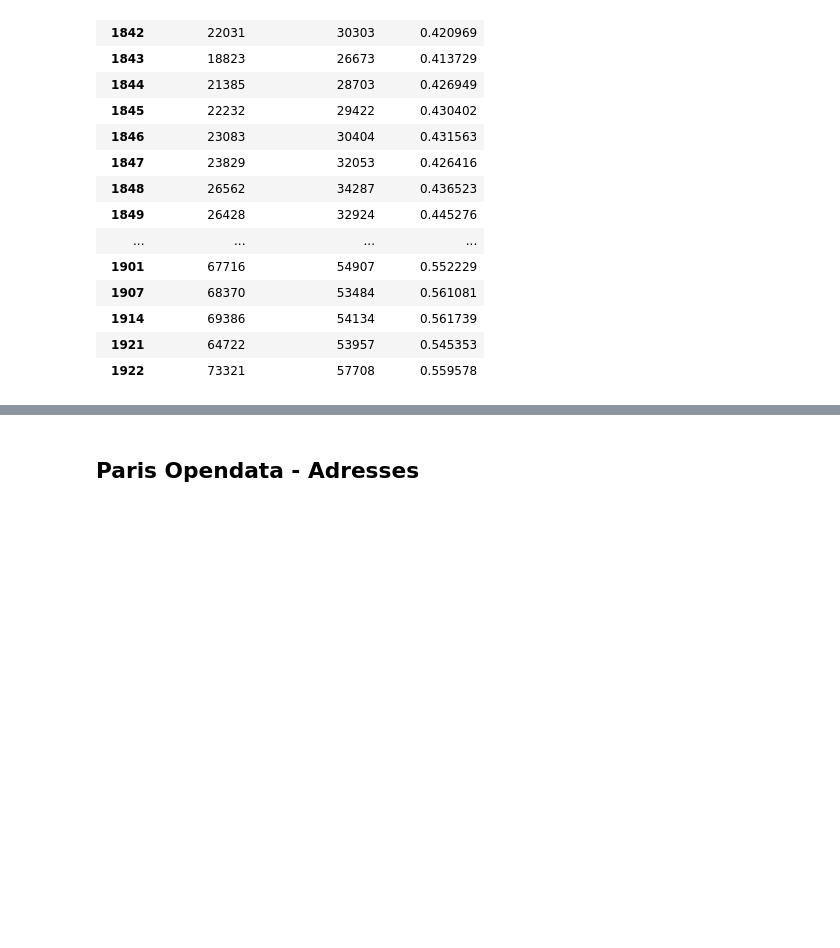
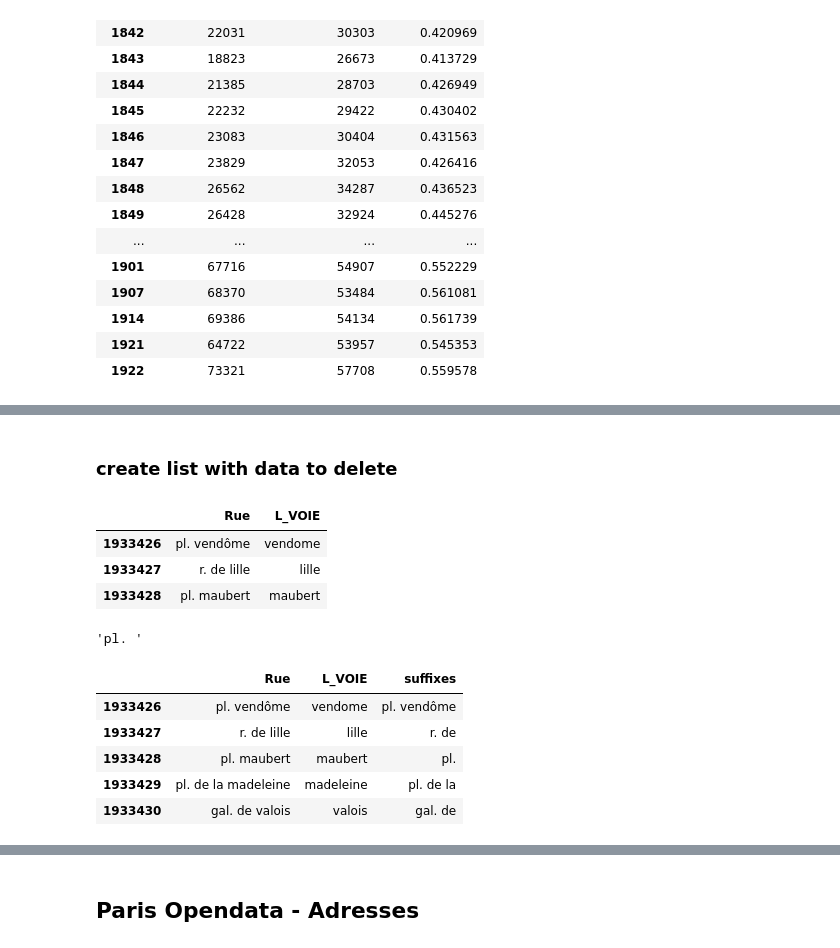
Before and after one commit to leamarxen/Paris_City_Project, a Jupyter notebook: first_look_parisdata.ipynb, the cells around one changed output, grey strips where cells are left out. Drawn from its saved outputs; the diff is of its cells as text; code cells hidden in the pictures; blank space fills up the shorter version.

Commit message:
Update first_look_parisdata.ipynb
Created dictionary with most common suffixes, first look into levenshtein distance alignment (fuzzywuzzy)

```diff
--- a/first_look_parisdata.ipynb
+++ b/first_look_parisdata.ipynb
@@ -171,0 +221,27 @@ from Levenshtein import distance as lev
+# %% [markdown]
+### create list with data to delete
+# %%
+#create temporary dataset
+temp = aligned.copy()
+temp = temp[temp["L_VOIE"].notna()]
+temp = temp[["Rue", "L_VOIE"]]
+temp.head(3)
+# %% [output]
+|  | Rue | L_VOIE |
+| 1933426 | pl. vendôme | vendome |
+| 1933427 | r. de lille | lille |
+| 1933428 | pl. maubert | maubert |
+# %%
+"pl. vendôme".split("vendôme")[0]
+# %% [output]
+'pl. '
+# %%
+temp["suffixes"] = temp.apply(lambda row: row.Rue.split(row.L_VOIE)[0], axis=1)
+temp.head()
+# %% [output]
+|  | Rue | L_VOIE | suffixes |
+| 1933426 | pl. vendôme | vendome | pl. vendôme |
+| 1933427 | r. de lille | lille | r. de |
+| 1933428 | pl. maubert | maubert | pl. |
+| 1933429 | pl. de la madeleine | madeleine | pl. de la |
+| 1933430 | gal. de valois | valois | gal. de |
```
Also changed, not shown: parts of 16 cells of this notebook.
